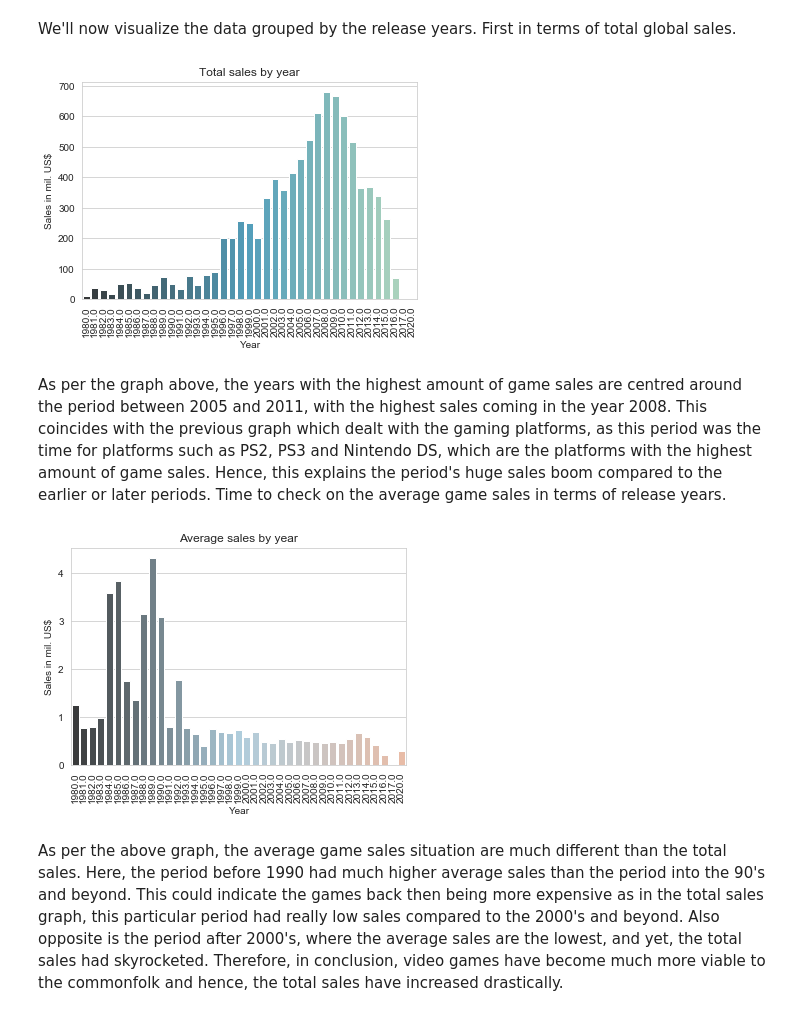
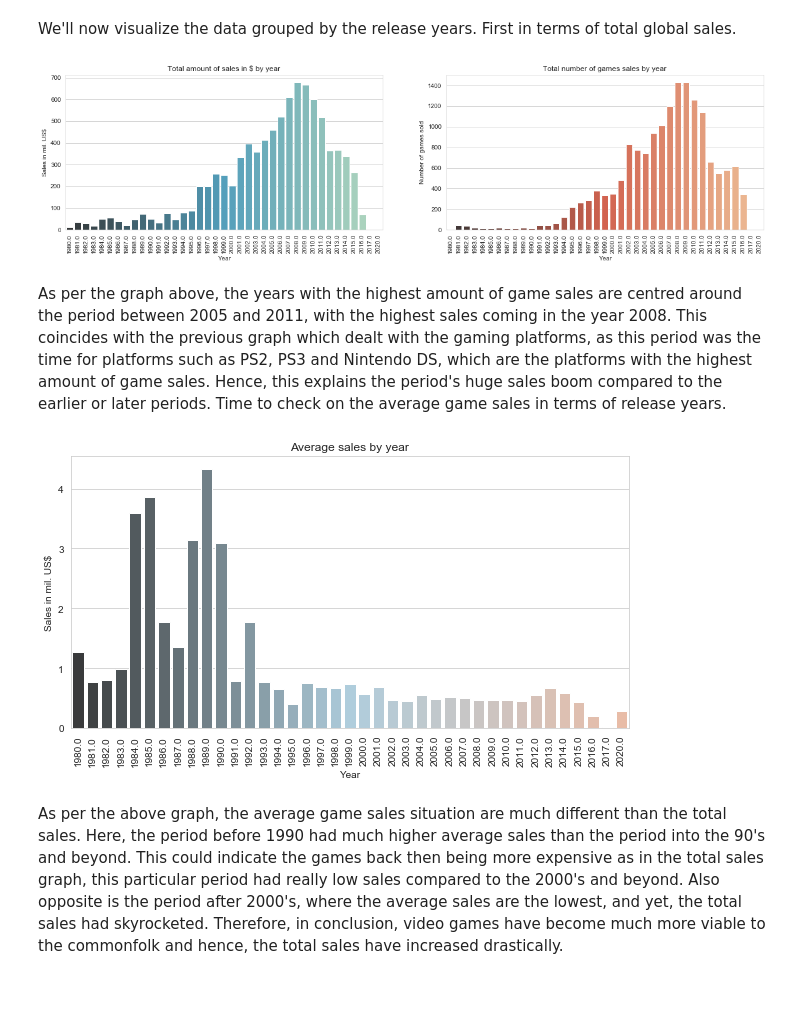
Before and after one commit to hosadman/video-game-sales-data-analysis, a Jupyter notebook: analysis.ipynb, the cells around one changed output. Saved outputs shown, nothing was run; the diff lists cells and outputs as text; code cells hidden in the pictures; blank space fills up the shorter version.

```diff
--- a/analysis.ipynb
+++ b/analysis.ipynb
@@ -136,19 +148,31 @@ We'll now visualize the data grouped by the release years. First in terms of tot
 # %%
 sns.set_style('whitegrid')
 
+plt.figure(figsize=(20,10))
+
+plt.subplot(2,2,1)
 yearly = df.groupby('Year')['Global_Sales'].sum()
 yrlg = sns.barplot(x=yearly.index, y=yearly, palette="GnBu_d")
 plt.ylabel('Sales in mil. US$')
-plt.title('Total sales by year')
+plt.title('Total amount of sales in $ by year')
+yrlg.set_xticklabels(yrlg.get_xticklabels(), rotation=90)
+
+plt.subplot(2,2,2)
+yearly = df.groupby('Year')['Global_Sales'].count()
+yrlg = sns.barplot(x=yearly.index, y=yearly, palette="OrRd_d")
+plt.ylabel('Number of games sold')
+plt.title('Total number of games sales by year')
 yrlg.set_xticklabels(yrlg.get_xticklabels(), rotation=90)
 
 plt.show()
 # %% [output]
-[figure, old version]
+[figure, new version]
 # %% [markdown]
 As per the graph above, the years with the highest amount of game sales are centred around the period between 2005 and 2011, with the highest sales coming in the year 2008. This coincides with the previous graph which dealt with the gaming platforms, as this period was the time for platforms such as PS2, PS3 and Nintendo DS, which are the platforms with the highest amount of game sales. Hence, this explains the period's huge sales boom compared to the earlier or later periods. Time to check on the average game sales in terms of release years.
 # %%
 sns.set_style('whitegrid')
+
+plt.figure(figsize=(10,5))
 
 yearly = df.groupby('Year')['Global_Sales'].mean()
 yrlg = sns.barplot(x=yearly.index, y=yearly, palette="RdBu_d")
@@ -158,7 +182,7 @@ yrlg.set_xticklabels(yrlg.get_xticklabels(), rotation=90)
 
 plt.show()
 # %% [output]
-[figure, old version]
+[figure, new version]
 # %% [markdown]
 As per the above graph, the average game sales situation are much different than the total sales. Here, the period before 1990 had much higher average sales than the period into the 90's and beyond. This could indicate the games back then being more expensive as in the total sales graph, this particular period had really low sales compared to the 2000's and beyond. Also opposite is the period after 2000's, where the average sales are the lowest, and yet, the total sales had skyrocketed. Therefore, in conclusion, video games have become much more viable to the commonfolk and hence, the total sales have increased drastically.
 # %% [markdown]
```
Also changed, not shown: parts of 8 cells of this notebook.
